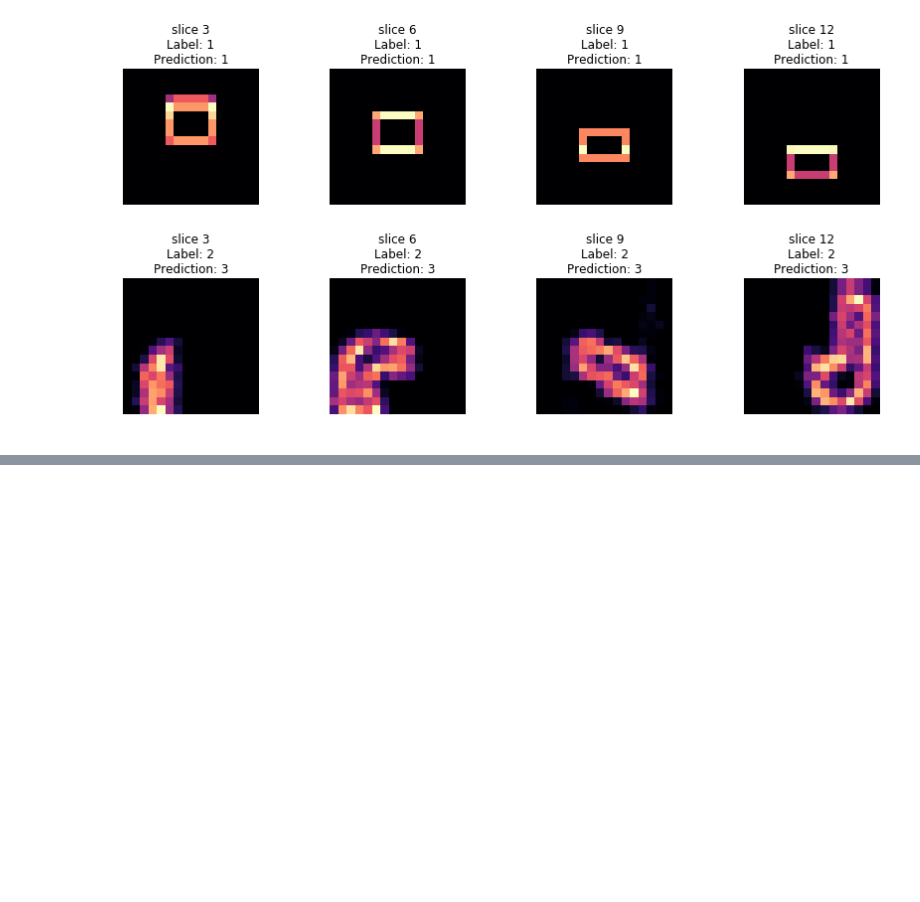
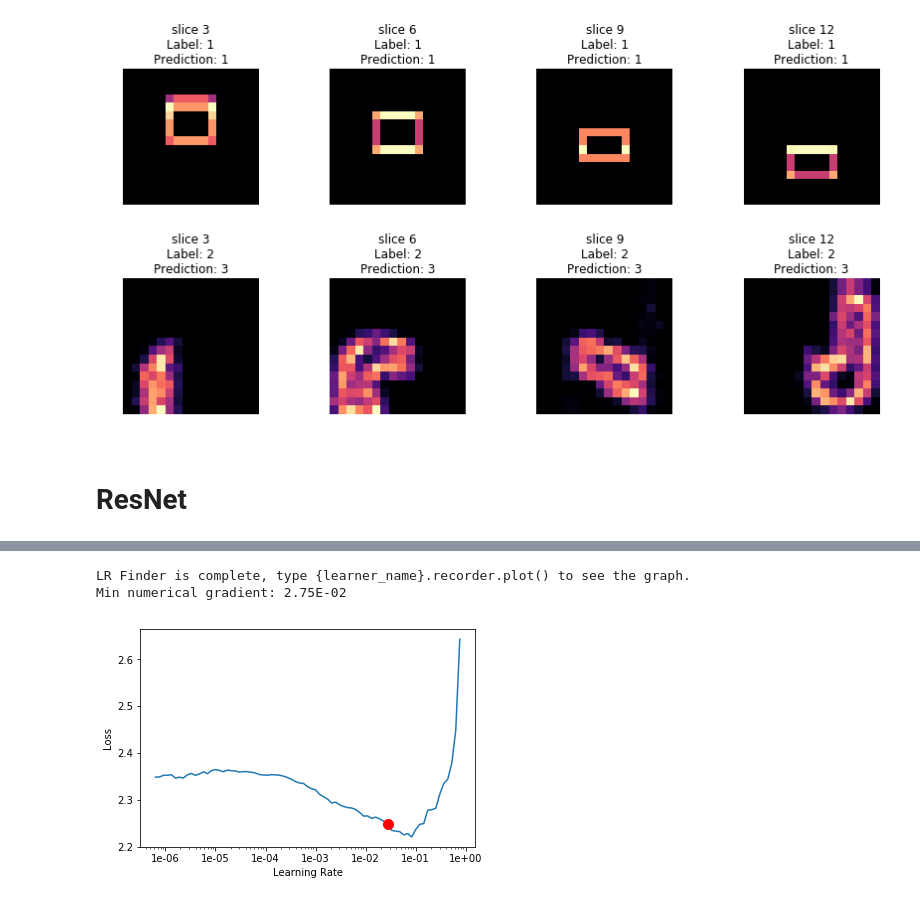
Before and after one commit to renato145/fastai_scans, a Jupyter notebook: notebooks/classification.ipynb, the cells around one changed output, grey strips where cells are left out. Cells and saved outputs as stored; diff of their text form; code cells hidden in the pictures; blank space fills up the shorter version.

```diff
--- a/notebooks/classification.ipynb
+++ b/notebooks/classification.ipynb
@@ -72,3 +70,12 @@ learn.recorder.plot_losses()
 learn.show_results(rows=2)
 # %% [output]
 [figure]
+# %% [markdown]
+# ResNet
+# %%
+m = fastai_scans.models.ResNet3d(vol_size, num_blocks=[2,2,2], ni=1, nf=16, num_classes=10)
+learn = Learner(data, m, metrics=accuracy, path='experiments/classification')
+# %%
+learn.lr_find()
+learn.recorder.plot()
+# %% [output]
@@ -74,0 +83,3 @@ learn.show_results(rows=2)
+LR Finder is complete, type {learner_name}.recorder.plot() to see the graph.
+Min numerical gradient: 2.75E-02
+[figure, added]
```
Also changed, not shown: parts of 7 cells of this notebook, 2 other files.
